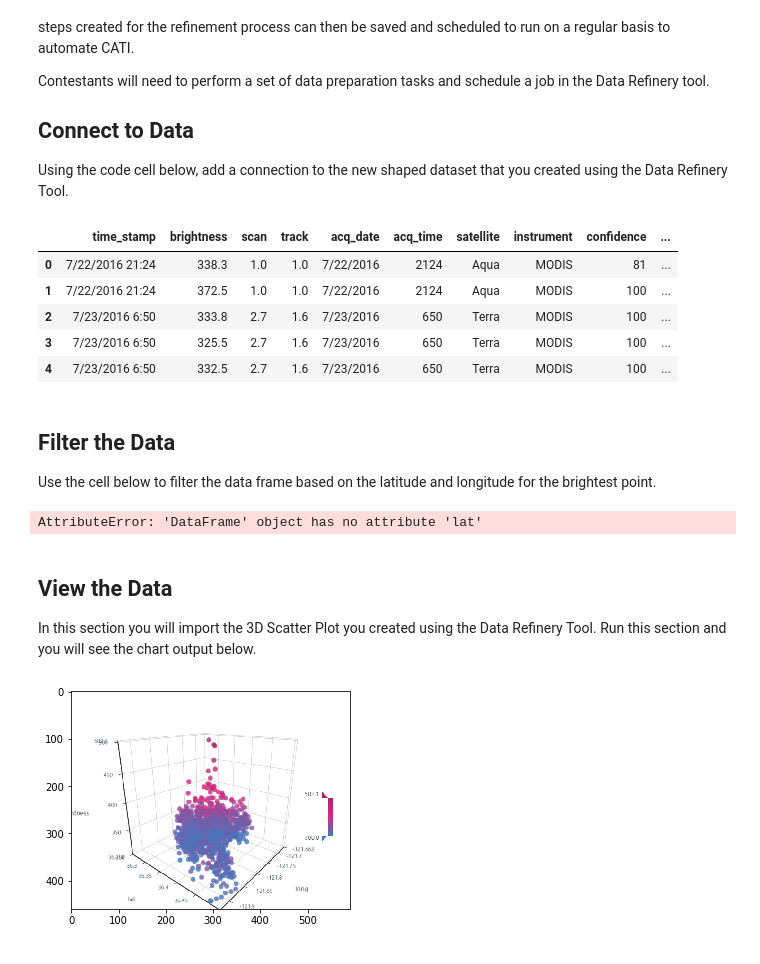
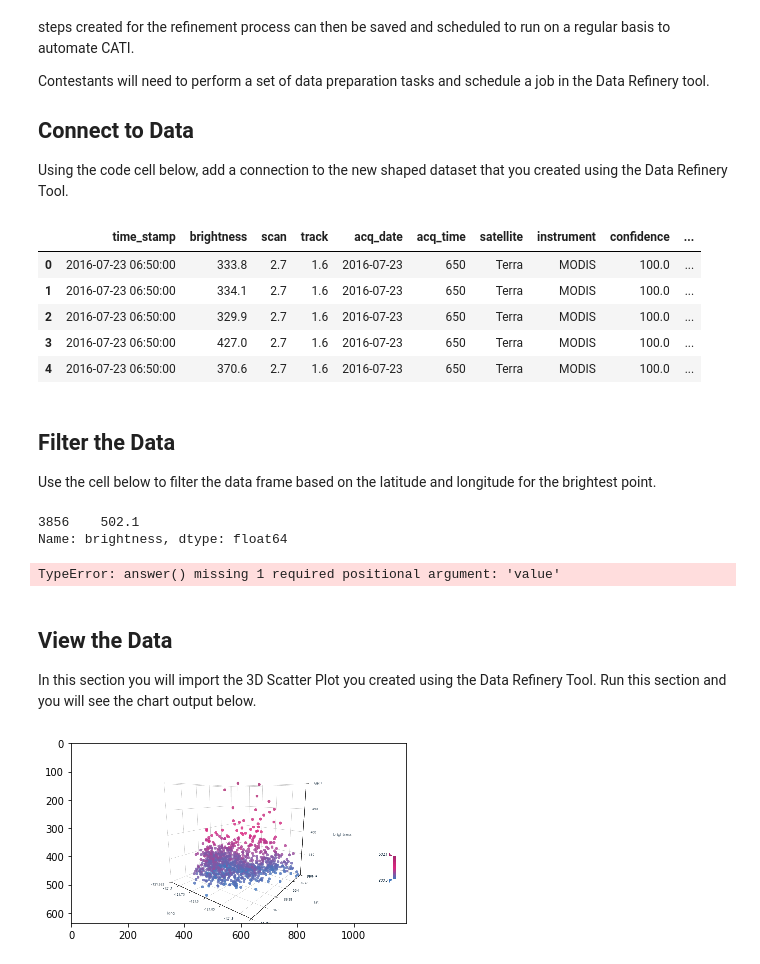
Before and after one commit to watsonwarriors2020/challenges, a Jupyter notebook: Challenge 2 - Cat Eye.ipynb, the cells around one changed output. Drawn from its saved outputs; the diff is of its cells as text; code cells hidden in the pictures.

```diff
--- a/Challenge 2 - Cat Eye.ipynb
+++ b/Challenge 2 - Cat Eye.ipynb
@@ -17,7 +17,6 @@ urllib.request.urlretrieve('https://raw.githubusercontent.com/watsonwarriors2020
 import ww
 ww = ww.WatsonWarriors
 # %%
-# The code was removed by Watson Studio for sharing.
 import types
 import pandas as pd
 from botocore.client import Config
@@ -28,66 +27,63 @@ def __iter__(self): return 0
 # @hidden_cell
 # The following code accesses a file in your IBM Cloud Object Storage. It includes your credentials.
 # You might want to remove those credentials before you share the notebook.
-client_ = ibm_boto3.client(service_name='s3',
-    ibm_api_key_id='QjlSaCUwEfWr-8KPUhHTsSuXBDuqo5Xzlas_SWX2XsNy',
-    ibm_auth_endpoint="https://iam.ng.bluemix.net/identity/token",
+client_f018be22e10d47e98fc146c6943ab9d0 = ibm_boto3.client(service_name='s3',
+    ibm_api_key_id='Pab3wL0uOC1vP6vmR-zwGN7b1IRRAv_eKJ6dHX1jRh9V',
+    ibm_auth_endpoint="https://iam.ng.bluemix.net/oidc/token",
     config=Config(signature_version='oauth'),
-    endpoint_url='https://s3.us-east.cloud-object-storage.appdomain.cloud')
+    endpoint_url='https://s3-api.us-geo.objectstorage.service.networklayer.com')
 
-# Your data file was loaded into a botocore.response.StreamingBody object.
-# Please read the documentation of ibm_boto3 and pandas to learn more about the possibilities to load the data.
-# ibm_boto3 documentation: https://ibm.github.io/ibm-cos-sdk-python/
-# pandas documentation: http://pandas.pydata.org/
-streaming_body_1 = client_.get_object(Bucket='watson-warrriors-alpha-one-storage', Key='Challenge_1_Satellite_Data.csv')['Body']
+body = client_f018be22e10d47e98fc146c6943ab9d0.get_object(Bucket='watsonswarriorstoeornottoe-donotdelete-pr-x8x6lctsymzwu0',Key='data_asset/Challenge_1_Satellite_Data.csv_shaped_2ab92264.csv')['Body']
 # add missing __iter__ method, so pandas accepts body as file-like object
-if not hasattr(streaming_body_1, "__iter__"): streaming_body_1.__iter__ = types.MethodType( __iter__, streaming_body_1 )
+if not hasattr(body, "__iter__"): body.__iter__ = types.MethodType( __iter__, body )
 
-
-df_data_2 = pd.read_csv(streaming_body_1)
+df_data_2 = pd.read_csv(body)
 df_data_2.head()
 # %% [output]
 |  | time_stamp | brightness | scan | track | acq_date | acq_time | satellite | instrument | confidence | ... |
-| 0 | 7/22/2016 21:24 | 338.3 | 1.0 | 1.0 | 7/22/2016 | 2124 | Aqua | MODIS | 81 | ... |
-| 1 | 7/22/2016 21:24 | 372.5 | 1.0 | 1.0 | 7/22/2016 | 2124 | Aqua | MODIS | 100 | ... |
-| 2 | 7/23/2016 6:50 | 333.8 | 2.7 | 1.6 | 7/23/2016 | 650 | Terra | MODIS | 100 | ... |
-| 3 | 7/23/2016 6:50 | 325.5 | 2.7 | 1.6 | 7/23/2016 | 650 | Terra | MODIS | 100 | ... |
-| 4 | 7/23/2016 6:50 | 332.5 | 2.7 | 1.6 | 7/23/2016 | 650 | Terra | MODIS | 100 | ... |
+| 0 | 2016-07-23 06:50:00 | 333.8 | 2.7 | 1.6 | 2016-07-23 | 650 | Terra | MODIS | 100.0 | ... |
+| 1 | 2016-07-23 06:50:00 | 334.1 | 2.7 | 1.6 | 2016-07-23 | 650 | Terra | MODIS | 100.0 | ... |
+| 2 | 2016-07-23 06:50:00 | 329.9 | 2.7 | 1.6 | 2016-07-23 | 650 | Terra | MODIS | 100.0 | ... |
+| 3 | 2016-07-23 06:50:00 | 427.0 | 2.7 | 1.6 | 2016-07-23 | 650 | Terra | MODIS | 100.0 | ... |
+| 4 | 2016-07-23 06:50:00 | 370.6 | 2.7 | 1.6 | 2016-07-23 | 650 | Terra | MODIS | 100.0 | ... |
 # %% [markdown]
 ## Filter the Data
 
 Use the cell below to filter the data frame based on the latitude and longitude for the brightest point.
 # %%
-
 # change coordinates to those noted for the brightest point
-coordinates = ['36.455', '-121.8891']
+coordinates = ['36.3748', '-121.796']  # change to 36.xxxx and -121.xxx for challenge
 
 brightest = df_data_2[df_data_2.lat.isin(coordinates) & df_data_2.long.isin(coordinates)]['brightness'];
 
+print(brightest)  # delete this before last upload to github
 ww.answer(1,brightest);
-
-print(brightest)
 # %% [output]
-AttributeError: 'DataFrame' object has no attribute 'lat'
+3856    502.1
+Name: brightness, dtype: float64
+TypeError: answer() missing 1 required positional argument: 'value'
 # %% [markdown]
 ## View the Data
 
 In this section you will import the 3D Scatter Plot you created using the Data Refinery Tool. Run this section and you will see the chart output below.
 # %%
-
 import matplotlib.pyplot as plt
 import matplotlib.image as mpimg
 
-def __iter__(self): return 0
 
-body = client_bef99e6af1734da1843a2092f38f42e0.get_object(Bucket='watsonwarriorsalphaonedemo-donotdelete-pr-uwovrr9a45d7fr',Key='dataview-vis.png')['Body']
-# add missing __iter__ method, so pandas accepts body as file-like object
-if not hasattr(body, "__iter__"): body.__iter__ = types.MethodType( __iter__, body )
+# Your data file was loaded into a botocore.response.StreamingBody object.
+# Please read the documentation of ibm_boto3 and pandas to learn more about the possibilities to load the data.
+# ibm_boto3 documentation: https://ibm.github.io/ibm-cos-sdk-python/
+# pandas documentation: http://pandas.pydata.org/
+body = client_f018be22e10d47e98fc146c6943ab9d0.get_object(Bucket='watsonswarriorstoeornottoe-donotdelete-pr-x8x6lctsymzwu0', Key='dataview-vis.png')['Body']
+# add missing __iter__ method so pandas accepts body as file-like object
+if not hasattr(body, "__iter__"): streaming_body_1.__iter__ = types.MethodType( __iter__, body )
 
 
 img=mpimg.imread(body)
 imgplot = plt.imshow(img)
 plt.show(imgplot)
 # %% [output]
-[figure, old version]
+[figure, new version]
 # %%
 # Challenge verification code goes here
```
